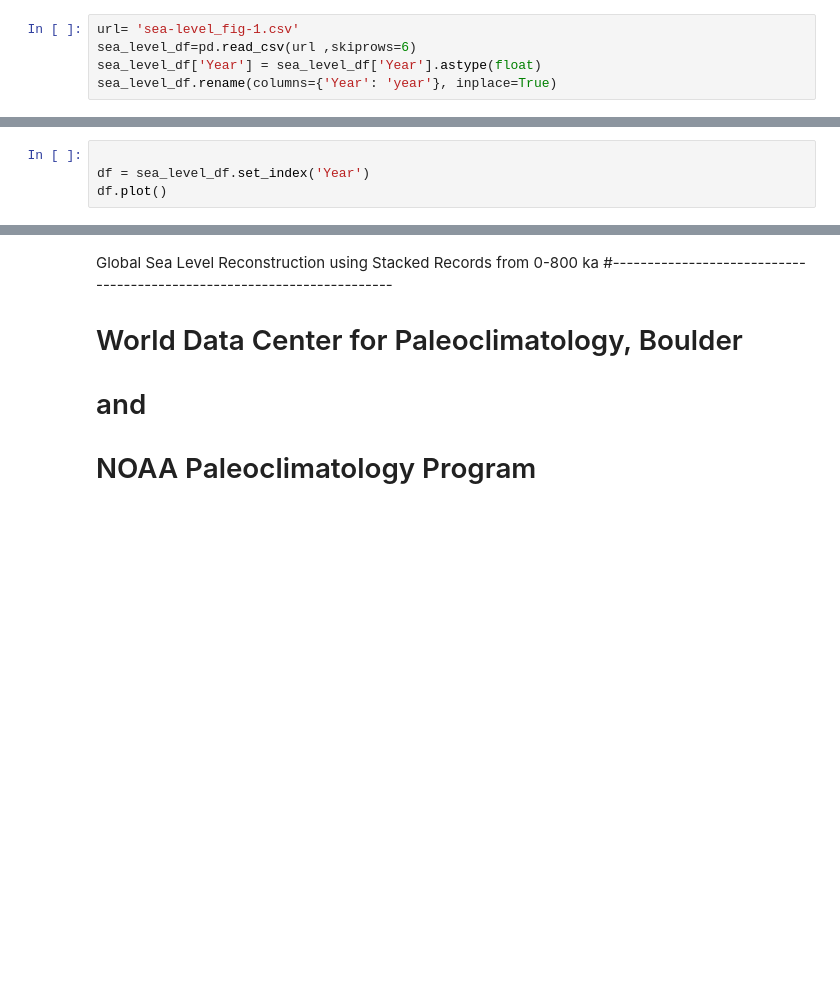
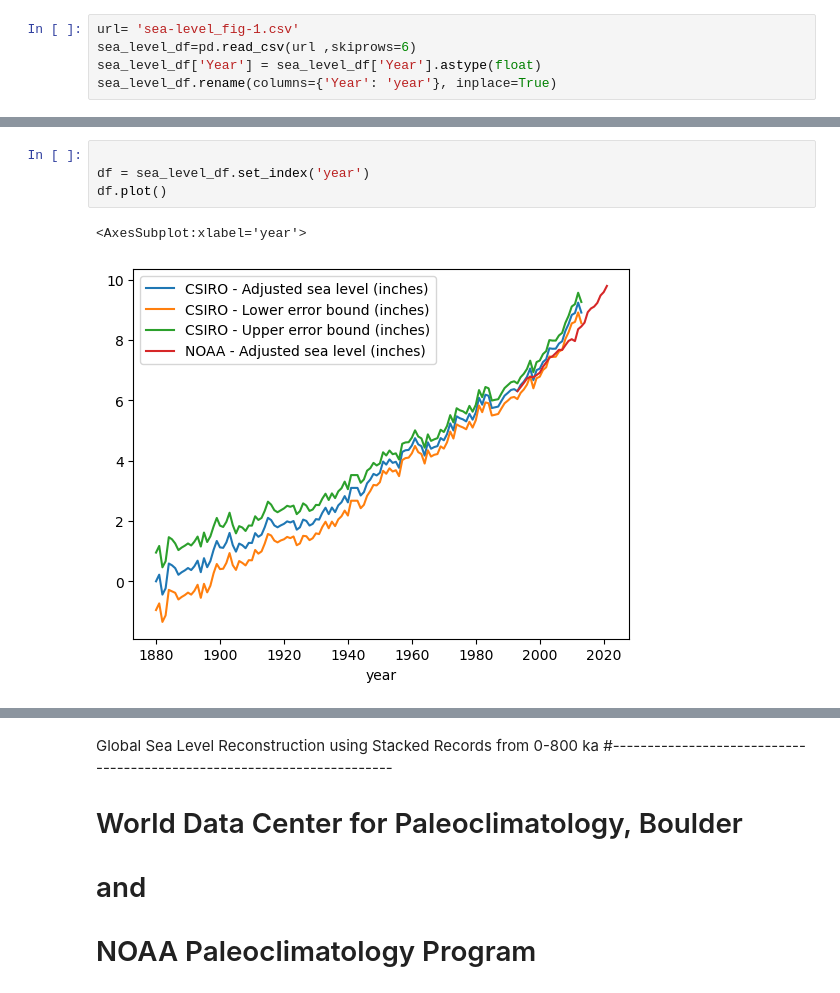
Before and after one commit to OlgaKnut/Programming-for-Data-Analysis-Project-2, a Jupyter notebook: pfda_project_2.ipynb, the cells around one changed output, grey strips where cells are left out. Saved outputs shown, nothing was run; the diff lists cells and outputs as text; blank space fills up the shorter version.

```diff
--- a/pfda_project_2.ipynb
+++ b/pfda_project_2.ipynb
@@ -104,5 +174,8 @@ print("shape:", sea_level_df.shape)
 # %%
 
-df = sea_level_df.set_index('Year')
+df = sea_level_df.set_index('year')
 df.plot()
+# %% [output]
+<AxesSubplot:xlabel='year'>
+[figure, added]
 # %%
```
Also changed, not shown: parts of 27 cells of this notebook, 2 other files.
